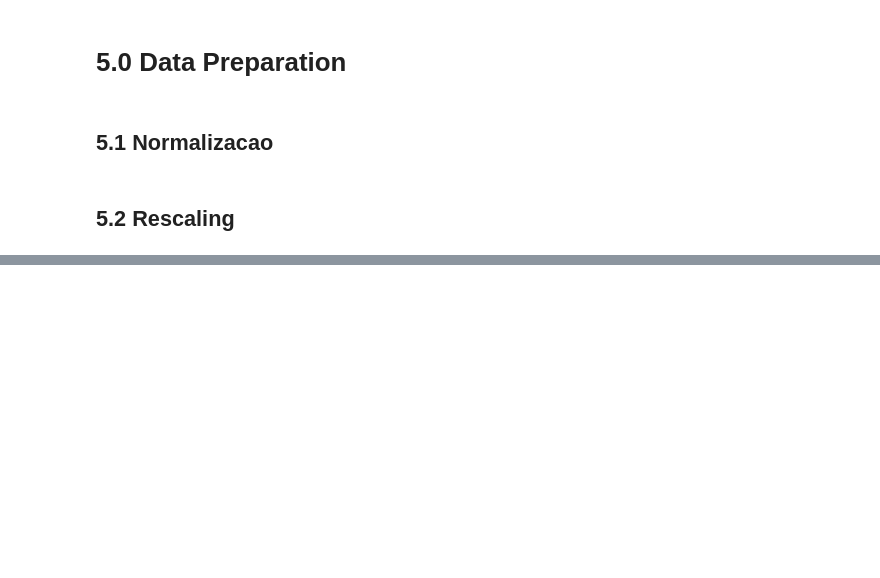
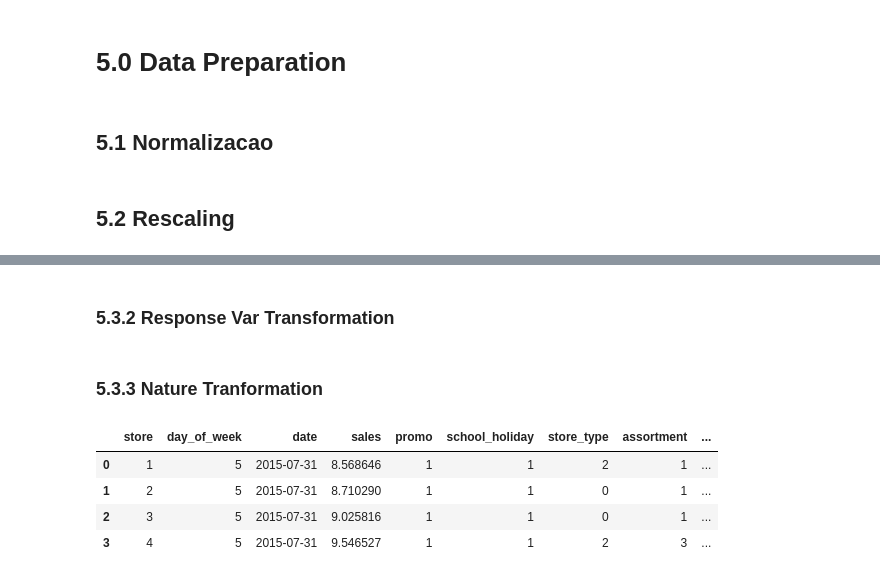
Before and after one commit to franciscofijamo/rossman_predict, a Jupyter notebook: v01_store_sales_prediction.ipynb, the cells around one changed output, grey strips where cells are left out. Saved outputs shown, nothing was run; the diff lists cells and outputs as text; code cells hidden in the pictures; blank space fills up the shorter version.

```diff
--- a/v01_store_sales_prediction.ipynb
+++ b/v01_store_sales_prediction.ipynb
@@ -962,0 +940,18 @@ df5['year'] = nms.fit_transform( df5[['year']].values)
+# %%
+#state_holiday
+# aplicar one hot encoding,
+# prefix =['state_holiday'] - nome que fica enfrente a coluna
+# columns coluna que vai realizar o one Hot
+
+df5 = pd.get_dummies( df5, prefix =['state_holiday'], columns= ['state_holiday'])
+
+#assortment
+# Ordinal encoding, mapeando cada valor pela ordem hierarquica
+
+assortment_dict = {'basic' : 1,'extra' : 2,'extended' : 3}
+df5['assortment'] = df5['assortment'].map(assortment_dict )
+
+
+#store_type - aplicando Label encoding
+le = LabelEncoder()
+df5['store_type'] = le.fit_transform(df5['store_type'])
@@ -962,0 +966,6 @@ df5['year'] = nms.fit_transform( df5[['year']].values)
+# %% [markdown]
+### 5.3.2 Response Var Transformation
+# %%
+# transformar var responsta usando Logarithm Transformation
+
+df5['sales'] = np.log1p(df5['sales'])
@@ -962,0 +974,25 @@ df5['year'] = nms.fit_transform( df5[['year']].values)
+# %% [markdown]
+### 5.3.3 Nature Tranformation
+# %%
+# month
+# 12 nr de meses equivaltente a (1 ciclo)
+df5['month_sin'] = df5['month'].apply(lambda x : np.sin( x * ( 2. * np.pi/12 ) ) )
+df5['month_cos'] = df5['month'].apply(lambda x : np.cos( x * ( 2. * np.pi/12 ) ) )
+
+# day
+df5['day_sin'] = df5['day'].apply(lambda x : np.sin( x * ( 2. * np.pi/30 ) ) )
+df5['day_cos'] = df5['day'].apply(lambda x : np.cos( x * ( 2. * np.pi/30 ) ) )
+# week_of_year
+df5['week_of_year_sin'] = df5['week_of_year'].apply(lambda x : np.sin( x * ( 2. * np.pi/52 ) ) )
+df5['week_of_year_cos'] = df5['week_of_year'].apply(lambda x : np.cos( x * ( 2. * np.pi/52 ) ) )
+# day_of_week
+df5['day_of_week_sin'] = df5['day_of_week'].apply(lambda x : np.sin( x * ( 2. * np.pi/7 ) ) )
+df5['day_of_weekr_cos'] = df5['day_of_week'].apply(lambda x : np.cos( x * ( 2. * np.pi/7 ) ) )
+# %%
+df5.head(4)
+# %% [output]
+|  | store | day_of_week | date | sales | promo | school_holiday | store_type | assortment | ... |
+| 0 | 1 | 5 | 2015-07-31 | 8.568646 | 1 | 1 | 2 | 1 | ... |
+| 1 | 2 | 5 | 2015-07-31 | 8.710290 | 1 | 1 | 0 | 1 | ... |
+| 2 | 3 | 5 | 2015-07-31 | 9.025816 | 1 | 1 | 0 | 1 | ... |
+| 3 | 4 | 5 | 2015-07-31 | 9.546527 | 1 | 1 | 2 | 3 | ... |
```
Also changed, not shown: parts of 8 cells of this notebook.
